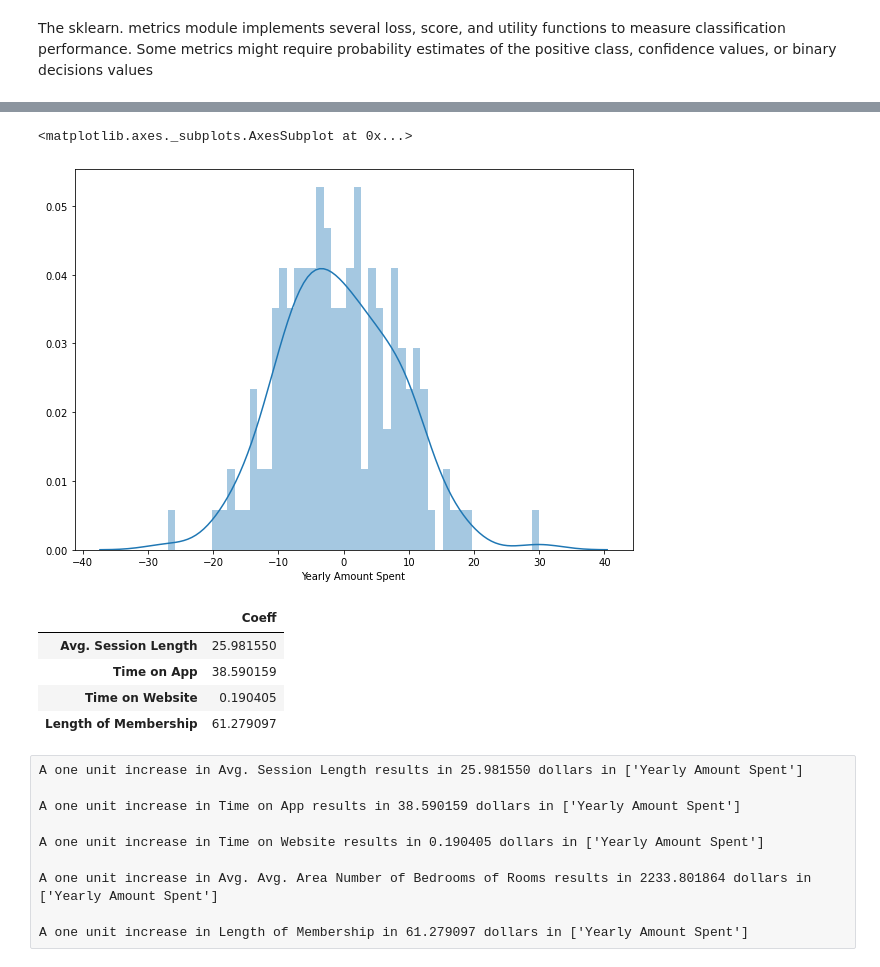
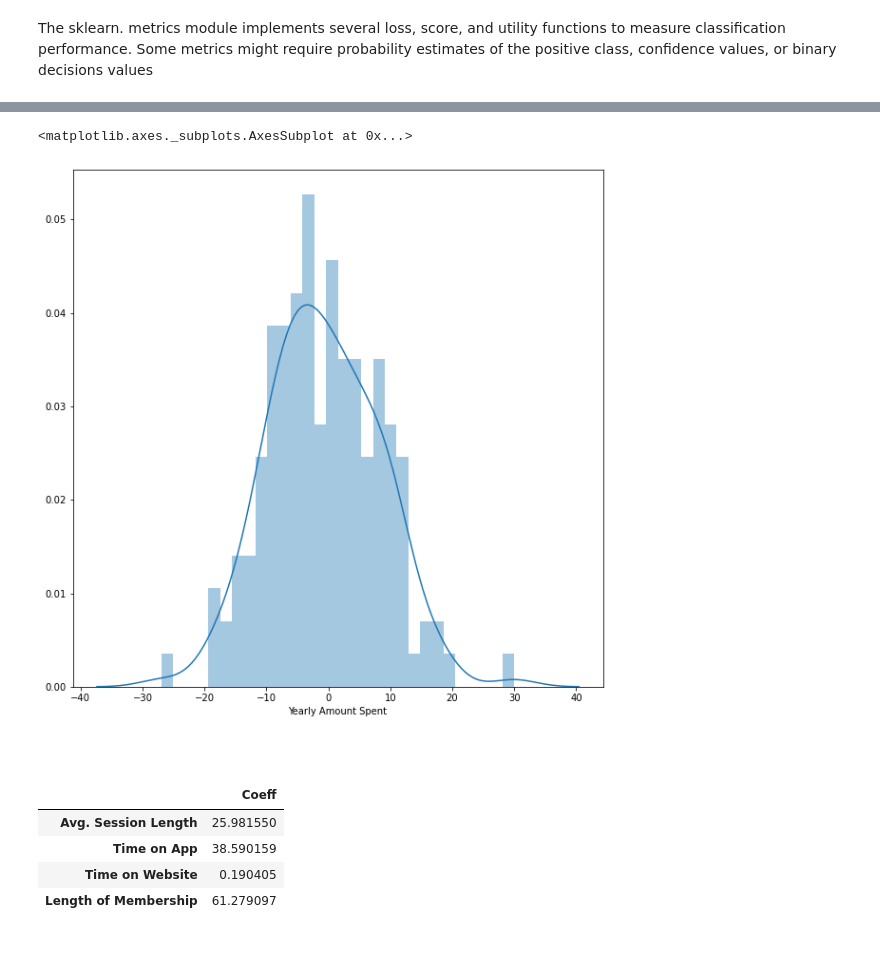
Before and after one commit to dhimantj/ML-Projects, a Jupyter notebook: 1_Linear Regression Projects/LINEAR REGRESSION - Ecommerce Customer Data- Portfolio - James Odenal PhD.ipynb, the cells around one changed output, grey strips where cells are left out. Drawn from its saved outputs; the diff is of its cells as text; code cells hidden in the pictures.

```diff
--- a/1_Linear Regression Projects/LINEAR REGRESSION - Ecommerce Customer Data- Portfolio - James Odenal PhD.ipynb
+++ b/1_Linear Regression Projects/LINEAR REGRESSION - Ecommerce Customer Data- Portfolio - James Odenal PhD.ipynb
@@ -235,9 +284,11 @@ metrics.explained_variance_score(y_test, predictions)
 # %%
-plt.figure(figsize = (10, 7)) # Make the figure larger
-sns.distplot((y_test - predictions), bins=50)
+plt.figure(figsize = (10, 10)) # Make the figure larger
+sns.distplot((y_test - predictions), bins=30)
 # %% [output]
 <matplotlib.axes._subplots.AxesSubplot at 0x...>
-[figure, old version]
+[figure, new version]
+# %% [markdown]
+####
 # %%
 cdf = pd.DataFrame(lm.coef_, X.columns, columns= ['Coeff'])
 cdf
@@ -247,13 +298,3 @@ cdf
 | Time on App | 38.590159 |
 | Time on Website | 0.190405 |
 | Length of Membership | 61.279097 |
-# %% [raw]
-A one unit increase in Avg. Session Length results in 25.981550 dollars in ['Yearly Amount Spent']
-
-A one unit increase in Time on App results in 38.590159 dollars in ['Yearly Amount Spent']
-
-A one unit increase in Time on Website results in 0.190405 dollars in ['Yearly Amount Spent']
-
-A one unit increase in Avg. Avg. Area Number of Bedrooms of Rooms results in 2233.801864 dollars in ['Yearly Amount Spent']
-
-A one unit increase in Length of Membership in 61.279097 dollars in ['Yearly Amount Spent']
```
Also changed, not shown: parts of 40 cells of this notebook.
